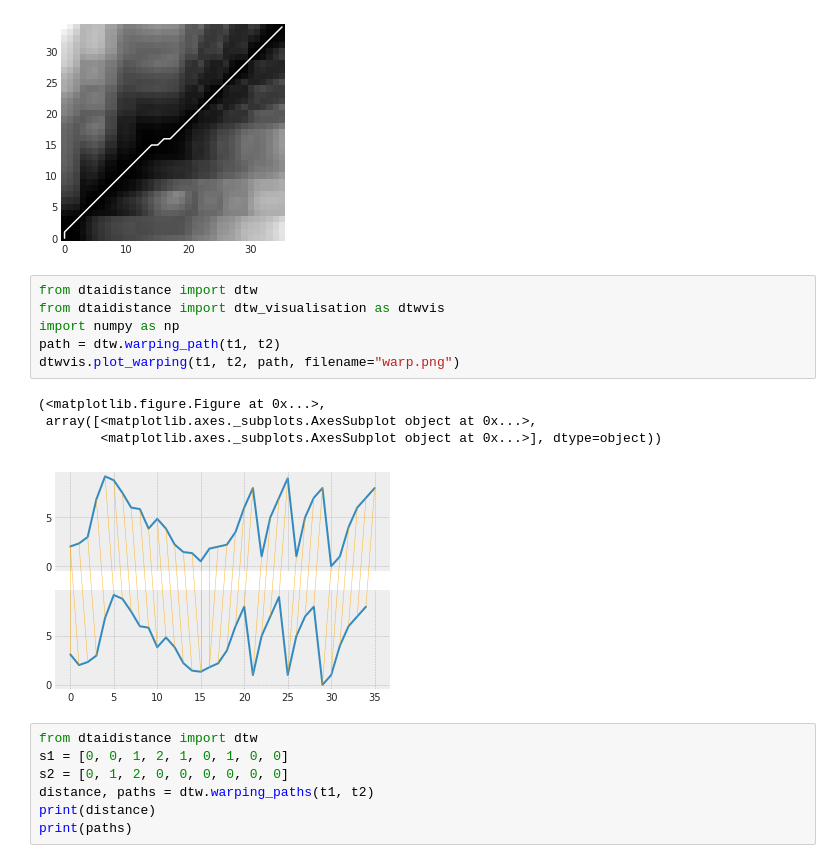
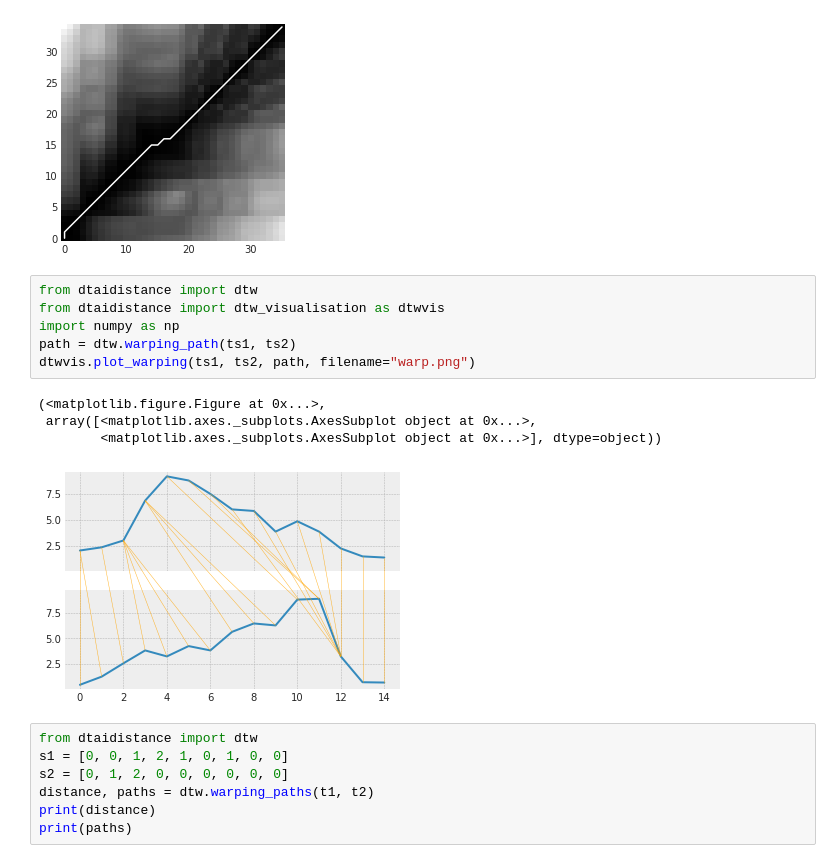
Before and after one commit to ABV-Hub/ShapeDTW-experiments, a Jupyter notebook: DTW.ipynb, the cells around one changed output. Cells and saved outputs as stored; diff of their text form.

```diff
--- a/DTW.ipynb
+++ b/DTW.ipynb
@@ -294,14 +294,14 @@ ylim((-0.5, acc.shape[1]-0.5))
 # %%
 from dtaidistance import dtw
 from dtaidistance import dtw_visualisation as dtwvis
 import numpy as np
-path = dtw.warping_path(t1, t2)
-dtwvis.plot_warping(t1, t2, path, filename="warp.png")
+path = dtw.warping_path(ts1, ts2)
+dtwvis.plot_warping(ts1, ts2, path, filename="warp.png")
 # %% [output]
 (<matplotlib.figure.Figure at 0x...>,
  array([<matplotlib.axes._subplots.AxesSubplot object at 0x...>,
         <matplotlib.axes._subplots.AxesSubplot object at 0x...>], dtype=object))
-[figure, old version]
+[figure, new version]
 # %%
 from dtaidistance import dtw
 s1 = [0, 0, 1, 2, 1, 0, 1, 0, 0]
```
Also changed, not shown: parts of 2 cells of this notebook.
